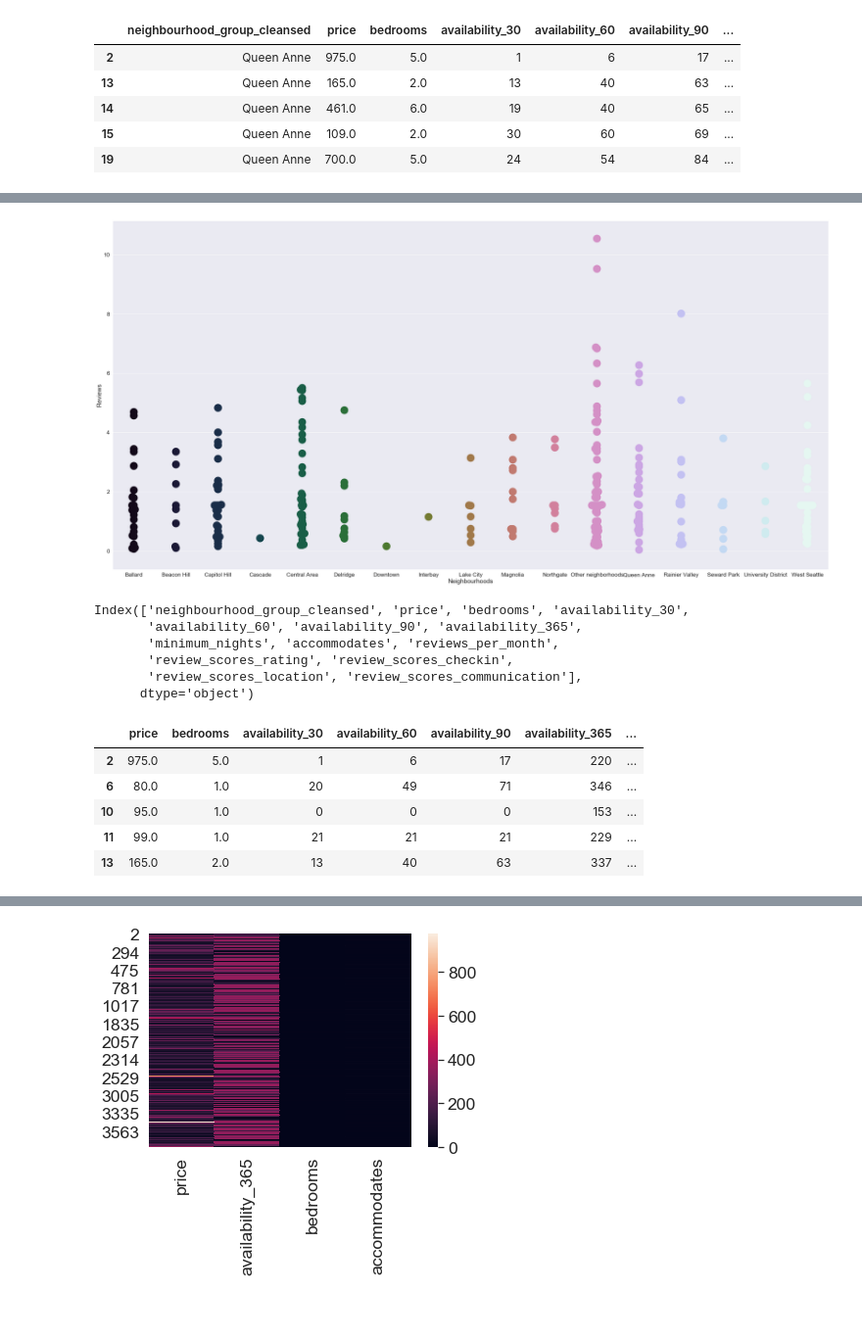
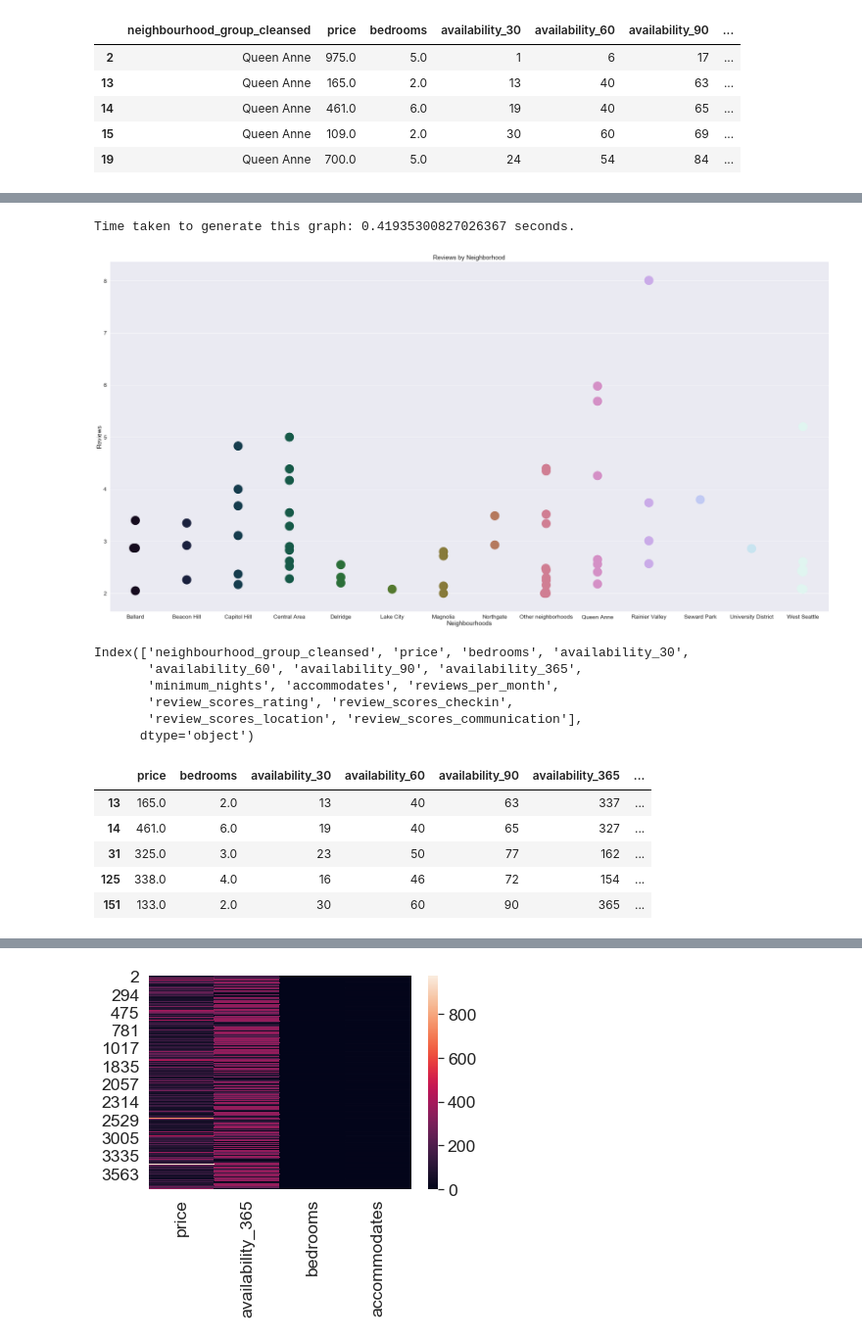
Before and after one commit to sukanto-m/Seattle-Airbnb, a Jupyter notebook: Seattle_House_Listings.ipynb, the cells around one changed output, grey strips where cells are left out. Shown at 98% size. Cells and saved outputs as stored; diff of their text form; code cells hidden in the pictures; blank space fills up the shorter version.

```diff
--- a/Seattle_House_Listings.ipynb
+++ b/Seattle_House_Listings.ipynb
@@ -251,3 +279,8 @@ df3_b.head()
 | 14 | Queen Anne | 461.0 | 6.0 | 19 | 40 | 65 | ... |
 | 15 | Queen Anne | 109.0 | 2.0 | 30 | 60 | 69 | ... |
 | 19 | Queen Anne | 700.0 | 5.0 | 24 | 54 | 84 | ... |
+# %%
+#further subsetting for at least two or more reviews per month
+
+df3_c = df3_b[df3_b['reviews_per_month'] >= 2]
+df3_c.head()
@@ -253,0 +355,5 @@ df3_b.head()
+# %%
+#looking at listings by neighbourhood
+
+df4 = df3_c.groupby(['neighbourhood_group_cleansed','price']).sum().reset_index() #lets take a closer look at neighbourhoods now
+df4
@@ -292,3 +377,0 @@ plt.savefig('house_price_hist.jpg'); #overall price distribution is centred arou
-# %%
-df4 = df3_b.groupby(['neighbourhood_group_cleansed','price']).sum().reset_index() #lets take a closer look at neighbourhoods now
-df4
@@ -339,13 +423,18 @@ plt.savefig('house_avail.jpg'); #good availability in within the USD 400 range,
 # %%
+tic = time.time()
 plt.figure(figsize=(40,20))
 sns.set(font_scale=1.6)
 sns.swarmplot(df4['neighbourhood_group_cleansed'],df4['reviews_per_month'],
-              sizes=(600,600),palette='cubehelix')
+              sizes=(800,800),palette='cubehelix')
 plt.xlabel('Neighbourhoods')
 plt.ylabel('Reviews')
-plt.savefig('house_hood_reviews.jpg'); #so Other Neighbourhood get more reviews as well
+plt.title('Reviews by Neighborhood')
+plt.savefig('house_hood_reviews.jpg')
+toc = time.time() - tic
+print("Time taken to generate this graph: %s seconds."%(toc)) #Queen Anne gets more reviews
 # %% [output]
+Time taken to generate this graph: 0.41935300827026367 seconds.
-[figure, old version]
+[figure, new version]
 # %%
 df4.columns
 # %% [output]
@@ -356,14 +445,14 @@ Index(['neighbourhood_group_cleansed', 'price', 'bedrooms', 'availability_30',
        'review_scores_location', 'review_scores_communication'],
       dtype='object')
 # %%
-df5 = df3[['price', 'bedrooms', 'availability_30',
+df5 = df3_c[['price', 'bedrooms', 'availability_30',
        'availability_60', 'availability_90', 'availability_365',
        'minimum_nights', 'accommodates', 'reviews_per_month']]
 df5.head()
 # %% [output]
 |  | price | bedrooms | availability_30 | availability_60 | availability_90 | availability_365 | ... |
-| 2 | 975.0 | 5.0 | 1 | 6 | 17 | 220 | ... |
-| 6 | 80.0 | 1.0 | 20 | 49 | 71 | 346 | ... |
-| 10 | 95.0 | 1.0 | 0 | 0 | 0 | 153 | ... |
-| 11 | 99.0 | 1.0 | 21 | 21 | 21 | 229 | ... |
 | 13 | 165.0 | 2.0 | 13 | 40 | 63 | 337 | ... |
+| 14 | 461.0 | 6.0 | 19 | 40 | 65 | 327 | ... |
+| 31 | 325.0 | 3.0 | 23 | 50 | 77 | 162 | ... |
+| 125 | 338.0 | 4.0 | 16 | 46 | 72 | 154 | ... |
+| 151 | 133.0 | 2.0 | 30 | 60 | 90 | 365 | ... |
```
Also changed, not shown: parts of 38 cells of this notebook, 1 other file.
